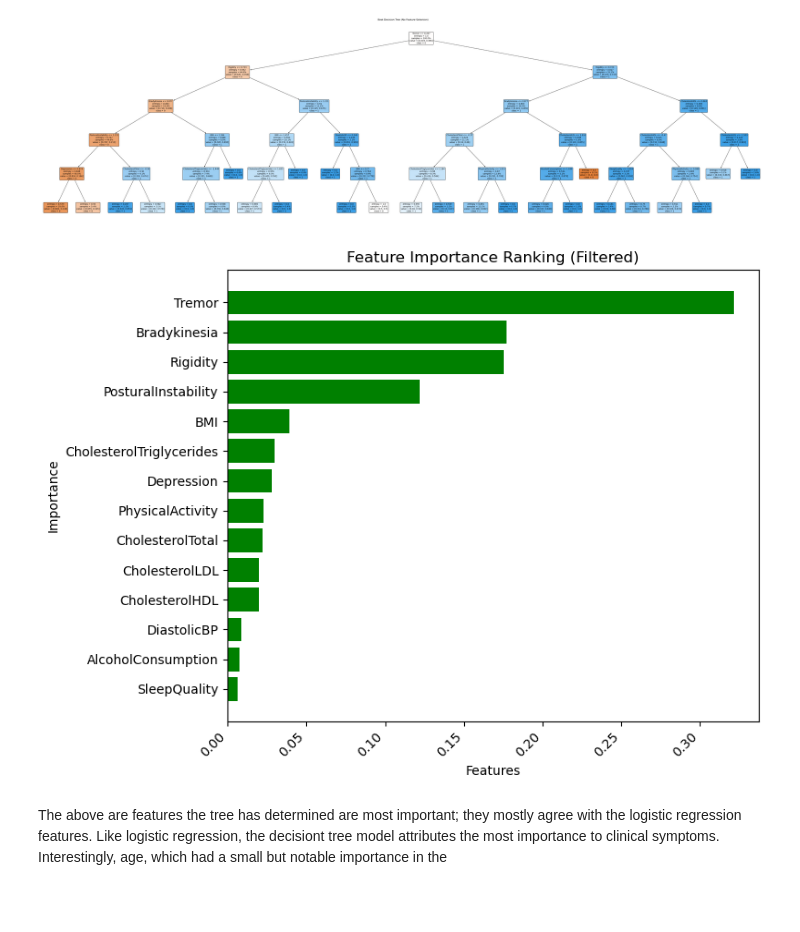
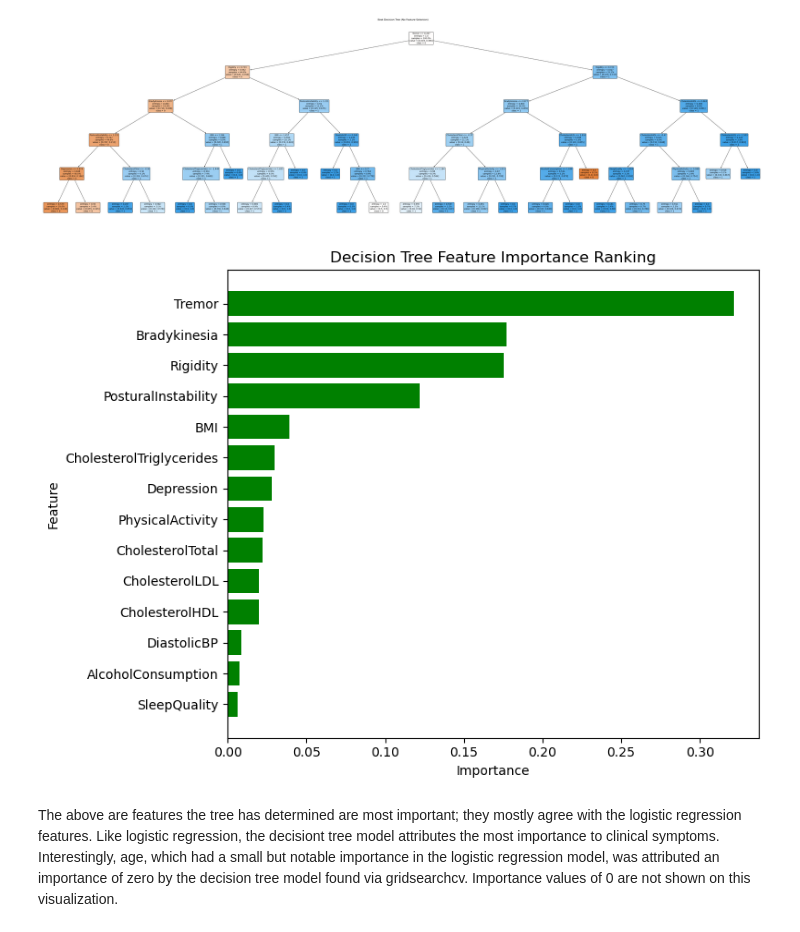
Before and after one commit to RiaChacko/MLGroup, a Jupyter notebook: Parkinsons/Parkinsons_Project.ipynb, the cells around one changed output. Saved outputs shown, nothing was run; the diff lists cells and outputs as text; code cells hidden in the pictures; blank space fills up the shorter version.

```diff
--- a/Parkinsons/Parkinsons_Project.ipynb
+++ b/Parkinsons/Parkinsons_Project.ipynb
@@ -403,21 +403,20 @@ plt.show()
 # %%
 #Show Most Important Features From Full Tree
 dtree_b_imp = pd.DataFrame({
     "Feature": feature_names,
     "Importance": dtree_b.best_estimator_.feature_importances_
 })
 dtree_b_imp = dtree_b_imp[dtree_b_imp["Importance"] > 0]
 dtree_b_imp = dtree_b_imp.sort_values(by="Importance", ascending=True)
 
 plt.figure(figsize=(8, 6))
 plt.barh(dtree_b_imp["Feature"], dtree_b_imp["Importance"], color=logreg_colors)
-plt.xticks(rotation=45, ha="right")
-plt.title("Feature Importance Ranking (Filtered)")
-plt.xlabel("Features")
-plt.ylabel("Importance")
+plt.title("Decision Tree Feature Importance Ranking")
+plt.xlabel("Importance")
+plt.ylabel("Feature")
 plt.tight_layout()
 plt.show()
 # %% [output]
-[figure, old version]
+[figure, new version]
 # %% [markdown]
-The above are features the tree has determined are most important; they mostly agree with the logistic regression features. Like logistic regression, the decisiont tree model attributes the most importance to clinical symptoms. Interestingly, age, which had a small but notable importance in the
+The above are features the tree has determined are most important; they mostly agree with the logistic regression features. Like logistic regression, the decisiont tree model attributes the most importance to clinical symptoms. Interestingly, age, which had a small but notable importance in the logistic regression model, was attributed an importance of zero by the decision tree model found via gridsearchcv. Importance values of 0 are not shown on this visualization.
```
